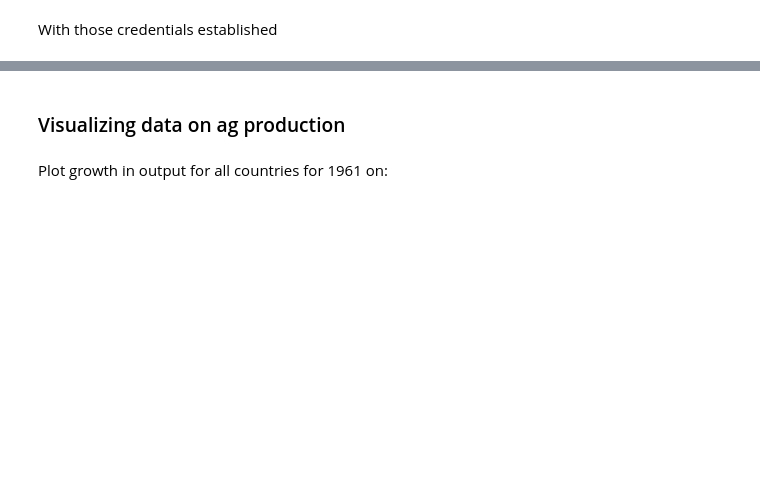
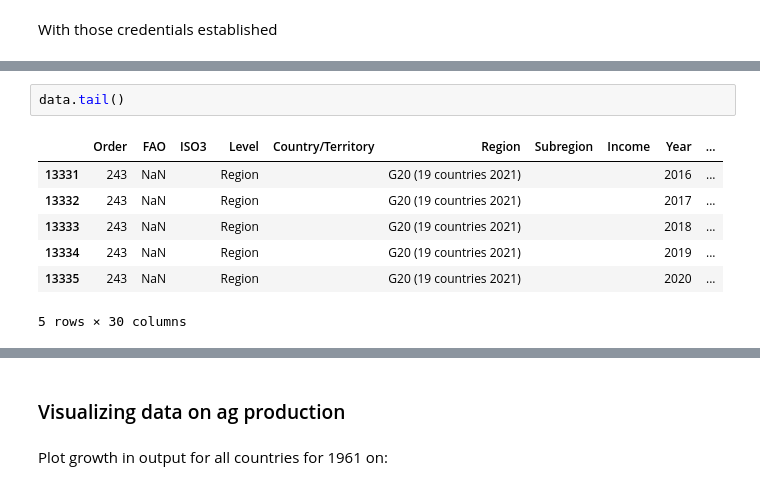
Before and after one commit to ligonteaching/EEP153_Materials, a Jupyter notebook: Project1/ag_production.ipynb, the cells around one changed output, grey strips where cells are left out. Cells and saved outputs as stored; diff of their text form; blank space fills up the shorter version.

```diff
--- a/Project1/ag_production.ipynb
+++ b/Project1/ag_production.ipynb
@@ -145,0 +118,10 @@ df
+# %%
+data.tail()
+# %% [output]
+|  | Order | FAO | ISO3 | Level | Country/Territory | Region | Subregion | Income | Year | ... |
+| 13331 | 243 | NaN |  | Region |  | G20 (19 countries 2021) |  |  | 2016 | ... |
+| 13332 | 243 | NaN |  | Region |  | G20 (19 countries 2021) |  |  | 2017 | ... |
+| 13333 | 243 | NaN |  | Region |  | G20 (19 countries 2021) |  |  | 2018 | ... |
+| 13334 | 243 | NaN |  | Region |  | G20 (19 countries 2021) |  |  | 2019 | ... |
+| 13335 | 243 | NaN |  | Region |  | G20 (19 countries 2021) |  |  | 2020 | ... |
+5 rows × 30 columns
```
Also changed, not shown: parts of 16 cells of this notebook.
